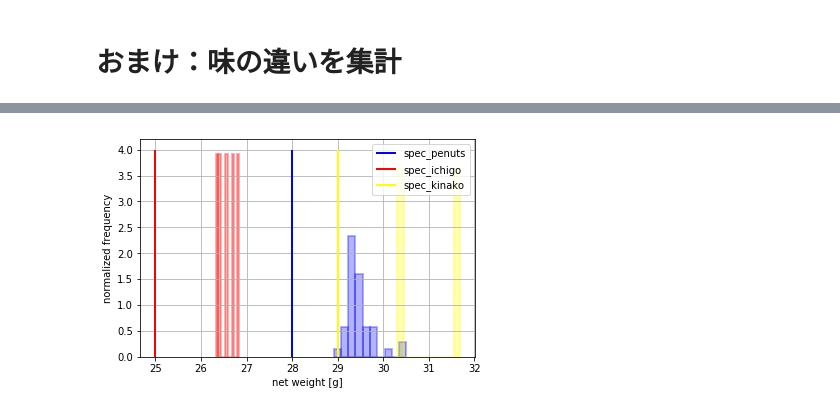
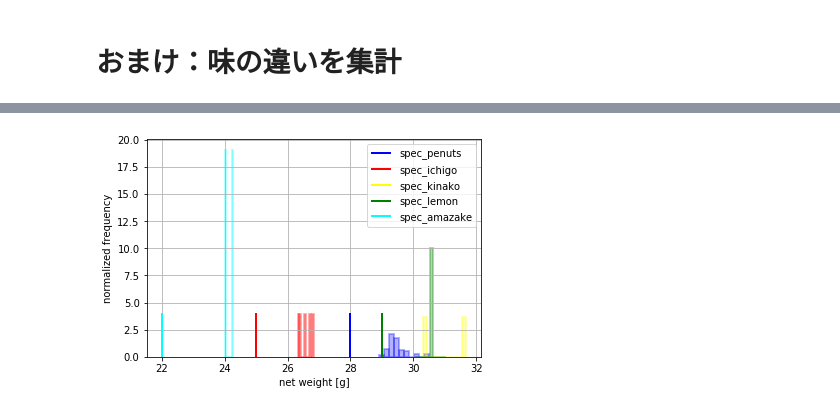
Before and after one commit to tok41/choco-ball-statistics, a Jupyter notebook: analysis/basic_analysis.ipynb, the cells around one changed output, grey strips where cells are left out. Cells and saved outputs as stored; diff of their text form; code cells hidden in the pictures.

```diff
--- a/analysis/basic_analysis.ipynb
+++ b/analysis/basic_analysis.ipynb
@@ -103,21 +103,25 @@ data.shape
 # %%
 g = data.groupby(['taste'])
-specs = [28.0, 25.0, 29.0]
+specs = [28.0, 25.0, 29.0, 29.0, 22.0]
 # %%
-colors = ['blue', 'red', 'yellow']
+colors = ['blue', 'red', 'yellow', 'green', 'cyan']
 cnt=0
 for (key, group) in g:
     group['net_weight'].hist(color=colors[cnt], alpha=0.3, edgecolor=colors[cnt], lw=2, normed=True)
     cnt+=1
 plt.vlines(x=specs[0], ymin=0, ymax=4,
                colors=colors[0], linewidths=2, label='spec_penuts')
 plt.vlines(x=specs[1], ymin=0, ymax=4,
                colors=colors[1], linewidths=2, label='spec_ichigo')
 plt.vlines(x=specs[2], ymin=0, ymax=4,
                colors=colors[2], linewidths=2, label='spec_kinako')
+plt.vlines(x=specs[3], ymin=0, ymax=4,
+               colors=colors[3], linewidths=2, label='spec_lemon')
+plt.vlines(x=specs[4], ymin=0, ymax=4,
+               colors=colors[4], linewidths=2, label='spec_amazake')
 plt.legend(loc="upper right")
 plt.xlabel('net weight [g]')
 plt.ylabel('normalized frequency')
 plt.savefig('fig/basic_hist_three_taste.png')
 # %% [output]
-[figure, old version]
+[figure, new version]
```
Also changed, not shown: parts of 2 cells of this notebook, 2 other files.
